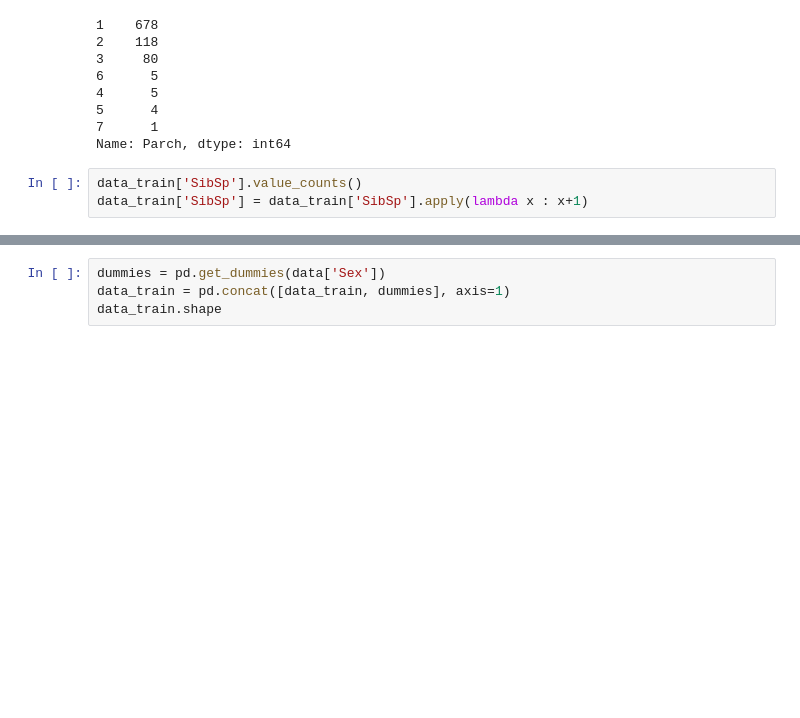
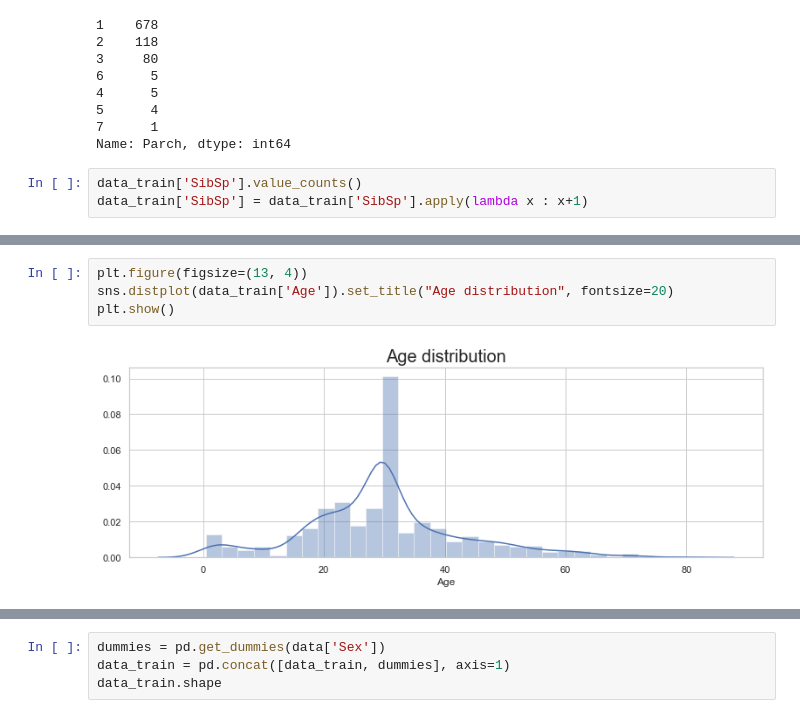
Before and after one commit to prerit2010/titanicSurvivalPrediction, a Jupyter notebook: model.ipynb, the cells around one changed output, grey strips where cells are left out. Saved outputs shown, nothing was run; the diff lists cells and outputs as text; blank space fills up the shorter version.

```diff
--- a/model.ipynb
+++ b/model.ipynb
@@ -106,0 +108,6 @@ plt.show()
+# %%
+plt.figure(figsize=(13, 4))
+sns.distplot(data_train['Age']).set_title("Age distribution", fontsize=20)
+plt.show()
+# %% [output]
+[figure, added]
```
Also changed, not shown: parts of 6 cells of this notebook.
